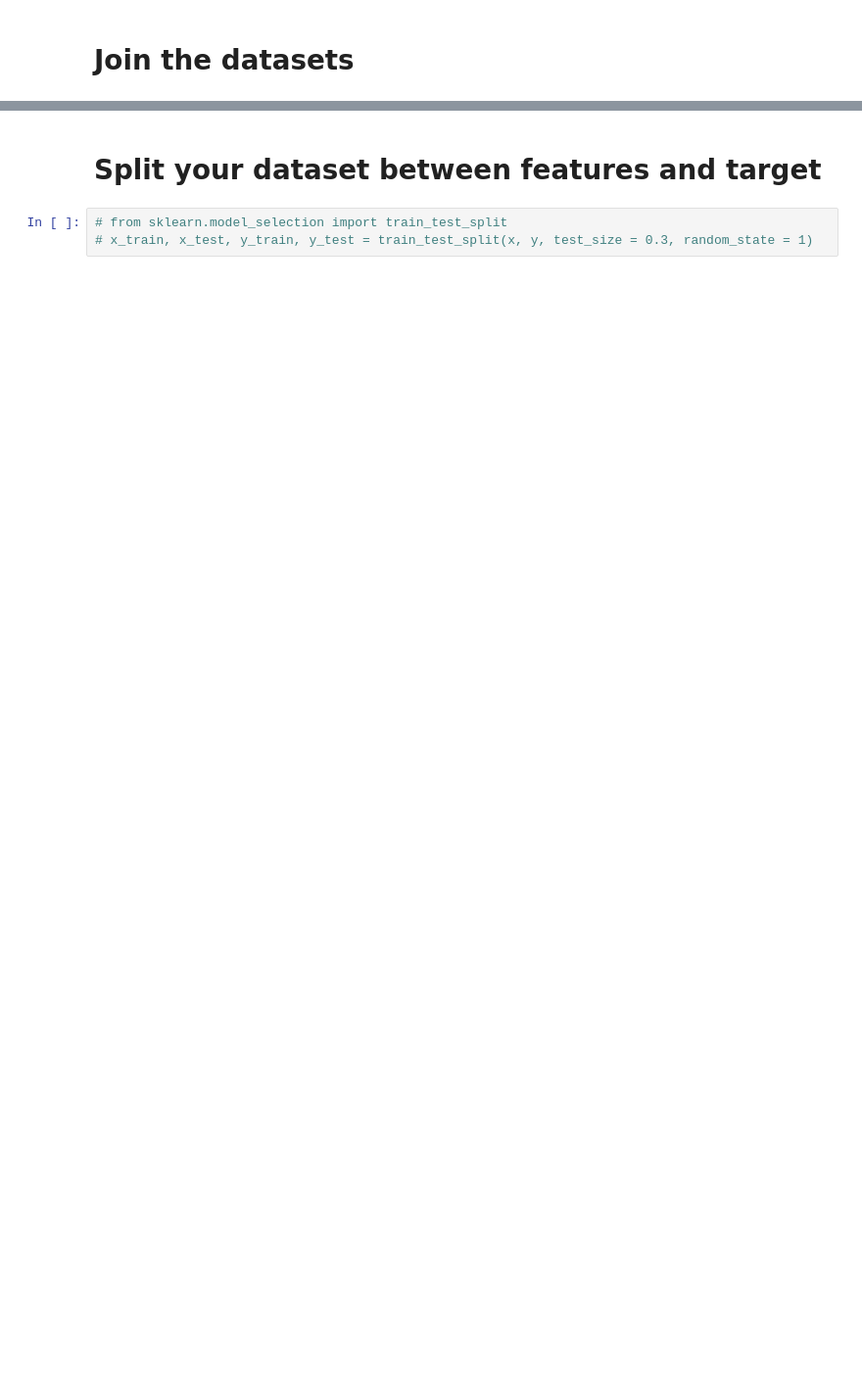
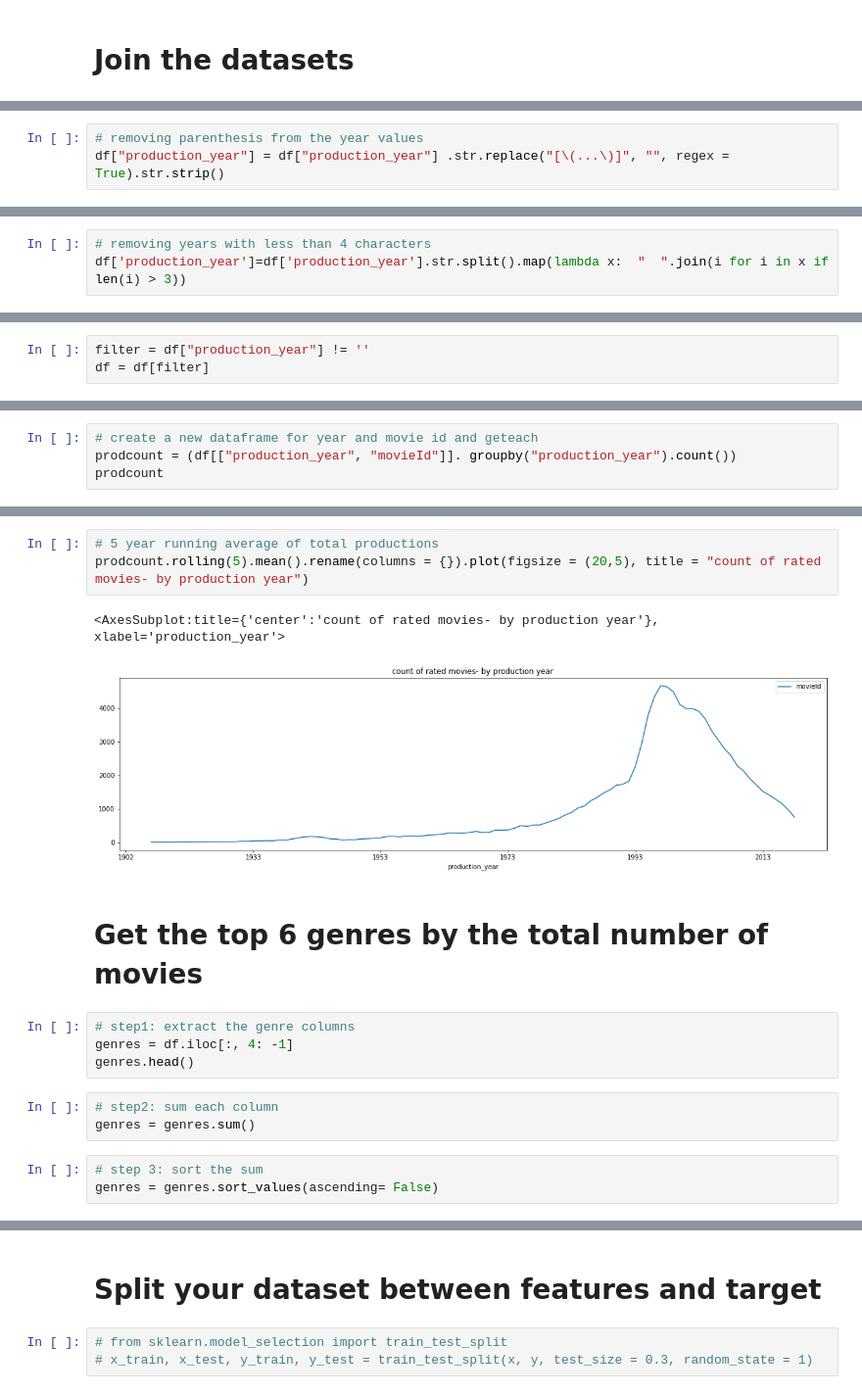
Before and after one commit to cynos1/Data-Analysis, a Jupyter notebook: Movie recommender with Naive baiyes.ipynb, the cells around one changed output, grey strips where cells are left out. Shown at 98% size. Drawn from its saved outputs; the diff is of its cells as text; blank space fills up the shorter version.

```diff
--- a/Movie recommender with Naive baiyes.ipynb
+++ b/Movie recommender with Naive baiyes.ipynb
@@ -144,0 +274,3 @@ clean_movie_ratings.head()
+# %%
+# removing parenthesis from the year values
+df["production_year"] = df["production_year"] .str.replace("[\(...\)]", "", regex = True).str.strip()
@@ -144,0 +295,3 @@ clean_movie_ratings.head()
+# %%
+# removing years with less than 4 characters
+df['production_year']=df['production_year'].str.split().map(lambda x:  "  ".join(i for i in x if len(i) > 3))
@@ -144,0 +315,3 @@ clean_movie_ratings.head()
+# %%
+filter = df["production_year"] != ''
+df = df[filter]
@@ -144,0 +336,4 @@ clean_movie_ratings.head()
+# %%
+# create a new dataframe for year and movie id and geteach
+prodcount = (df[["production_year", "movieId"]]. groupby("production_year").count())
+prodcount
@@ -144,0 +371,18 @@ clean_movie_ratings.head()
+# %%
+# 5 year running average of total productions
+prodcount.rolling(5).mean().rename(columns = {}).plot(figsize = (20,5), title = "count of rated movies- by production year")
+# %% [output]
+<AxesSubplot:title={'center':'count of rated movies- by production year'}, xlabel='production_year'>
+[figure, added]
+# %% [markdown]
+# Get the top 6 genres by the total number of movies
+# %%
+# step1: extract the genre columns
+genres = df.iloc[:, 4: -1]
+genres.head()
+# %%
+# step2: sum each column
+genres = genres.sum()
+# %%
+# step 3: sort the sum
+genres = genres.sort_values(ascending= False)
```
Also changed, not shown: parts of 31 cells of this notebook, 10 other files.
